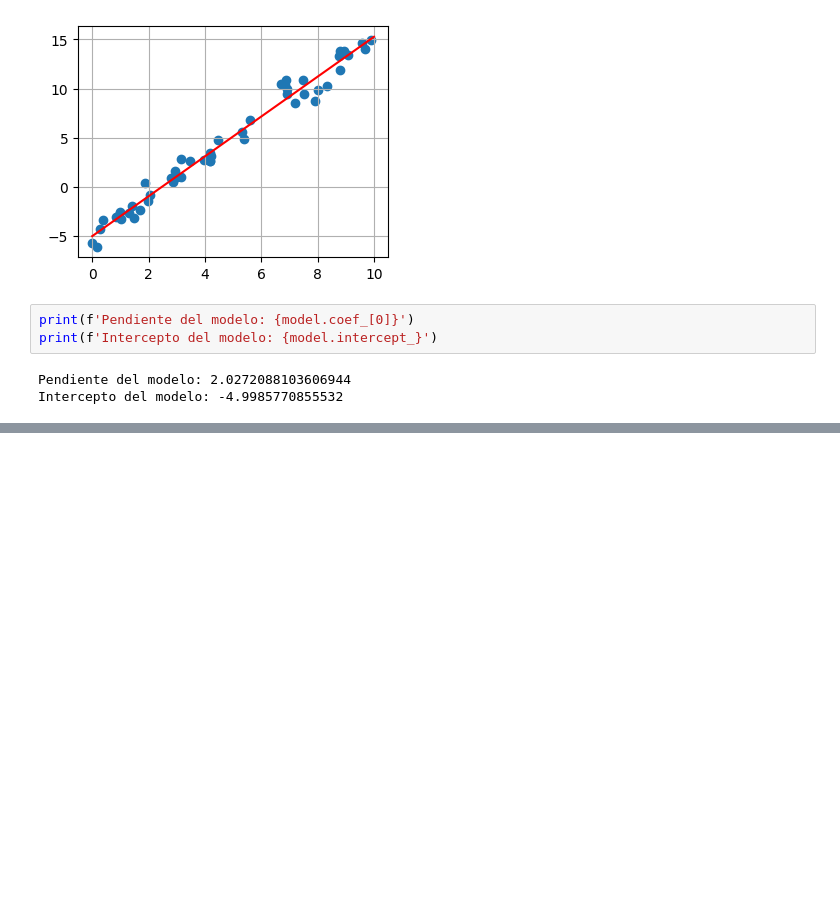
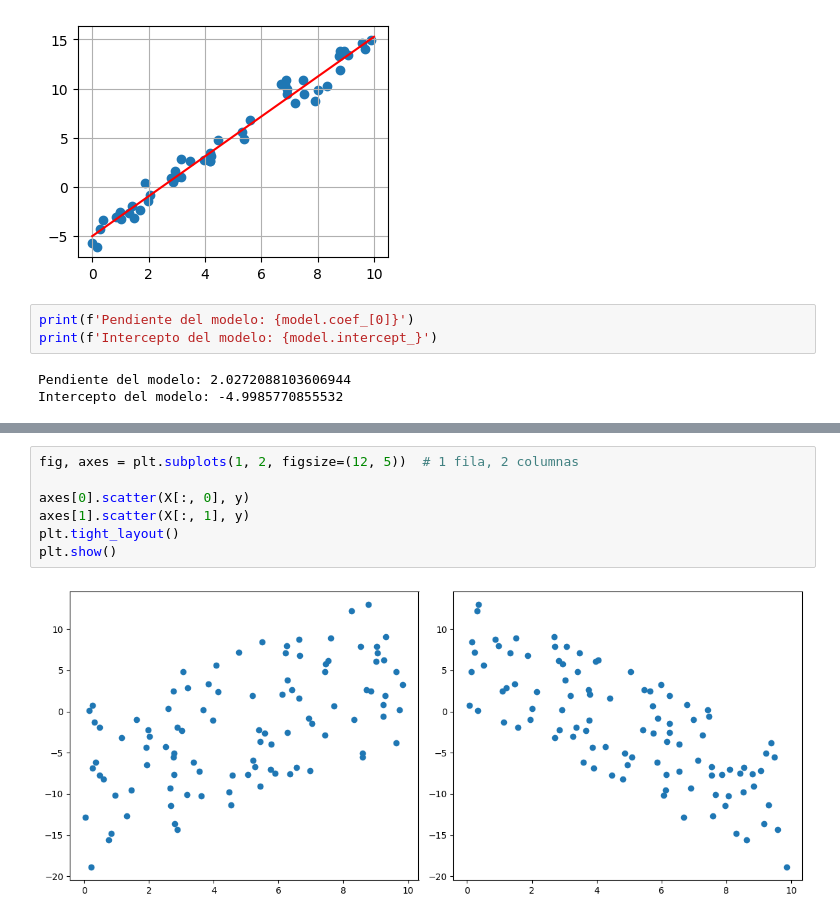
Before and after one commit to julihdez36/Metodos_estadisticos, a Jupyter notebook: Regresion lineal.ipynb, the cells around one changed output, grey strips where cells are left out. Drawn from its saved outputs; the diff is of its cells as text; blank space fills up the shorter version.

```diff
--- a/Regresion lineal.ipynb
+++ b/Regresion lineal.ipynb
@@ -53,0 +79,9 @@ Intercepto del modelo: -4.9985770855532
+# %%
+fig, axes = plt.subplots(1, 2, figsize=(12, 5))  # 1 fila, 2 columnas
+
+axes[0].scatter(X[:, 0], y)
+axes[1].scatter(X[:, 1], y)
+plt.tight_layout()
+plt.show()
+# %% [output]
+[figure, added]
```
Also changed, not shown: parts of 23 cells of this notebook, 2 other files.
